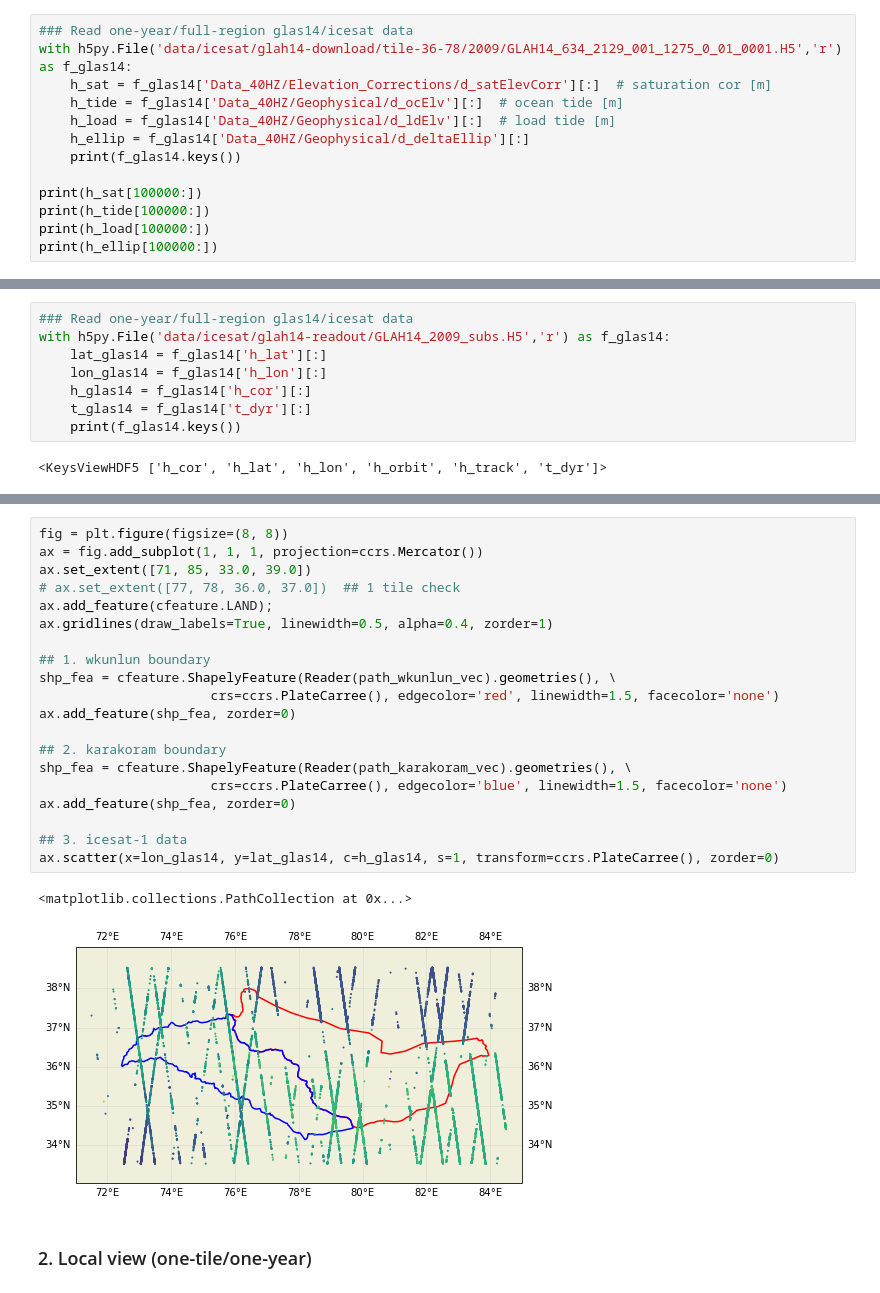
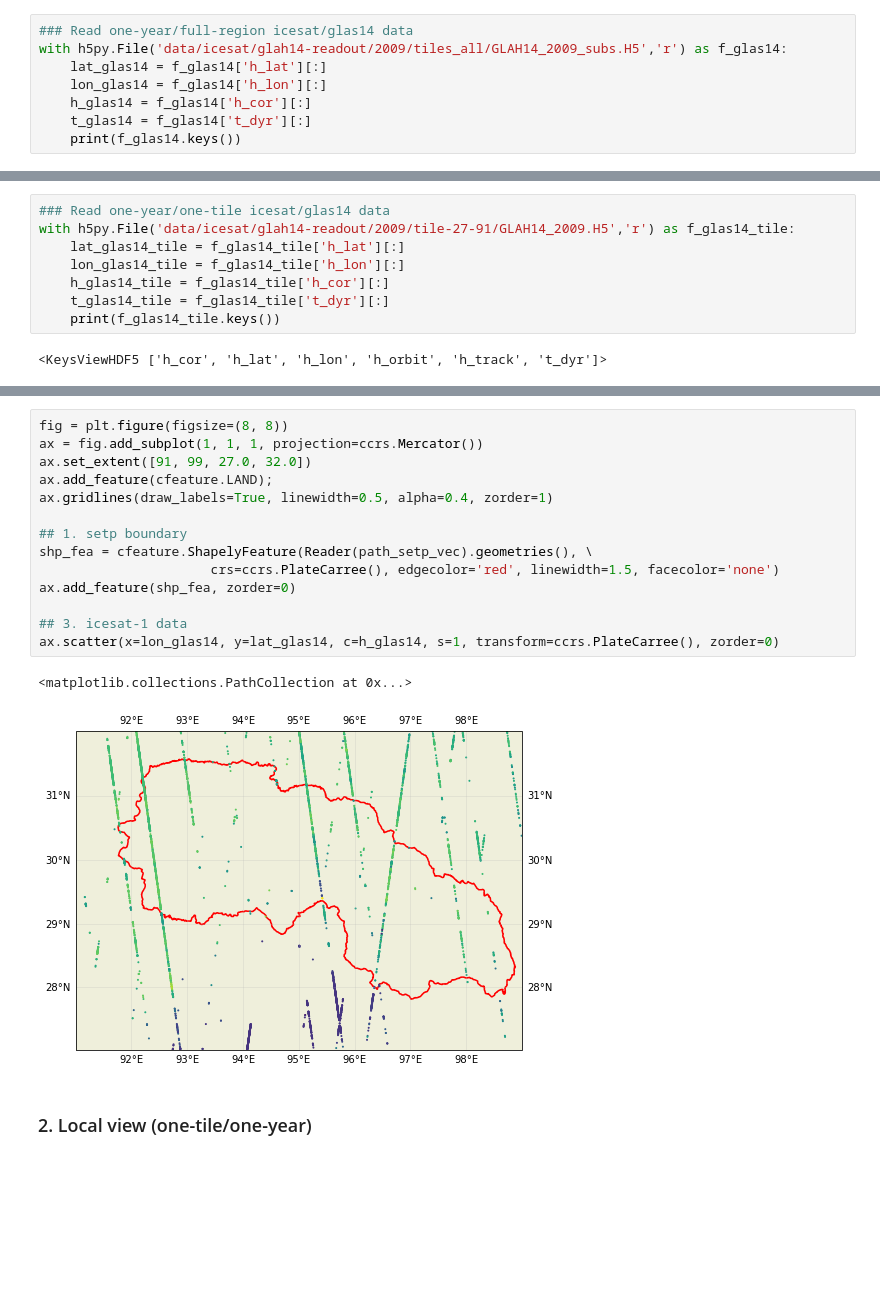
Before and after one commit to xinluo2018/Glacier-in-SETP, a Jupyter notebook: visual/icesat1_check.ipynb, the cells around one changed output, grey strips where cells are left out. Cells and saved outputs as stored; diff of their text form; blank space fills up the shorter version.

```diff
--- a/visual/icesat1_check.ipynb
+++ b/visual/icesat1_check.ipynb
@@ -19,14 +18,9 @@ path_karakoram_vec = 'data/boundary/karakoram.gpkg'
 # %%
-### Read one-year/full-region glas14/icesat data
-with h5py.File('data/icesat/glah14-download/tile-36-78/2009/GLAH14_634_2129_001_1275_0_01_0001.H5','r') as f_glas14:
-    h_sat = f_glas14['Data_40HZ/Elevation_Corrections/d_satElevCorr'][:]  # saturation cor [m]
-    h_tide = f_glas14['Data_40HZ/Geophysical/d_ocElv'][:]  # ocean tide [m]
-    h_load = f_glas14['Data_40HZ/Geophysical/d_ldElv'][:]  # load tide [m]
-    h_ellip = f_glas14['Data_40HZ/Geophysical/d_deltaEllip'][:]
+### Read one-year/full-region icesat/glas14 data
+with h5py.File('data/icesat/glah14-readout/2009/tiles_all/GLAH14_2009_subs.H5','r') as f_glas14:
+    lat_glas14 = f_glas14['h_lat'][:]
+    lon_glas14 = f_glas14['h_lon'][:]
+    h_glas14 = f_glas14['h_cor'][:]
+    t_glas14 = f_glas14['t_dyr'][:]
     print(f_glas14.keys())
-
-print(h_sat[100000:])
-print(h_tide[100000:])
-print(h_load[100000:])
-print(h_ellip[100000:])
 # %% [output]
@@ -41,10 +28,10 @@ print(h_ellip[100000:])
 # %%
-### Read one-year/full-region glas14/icesat data
-with h5py.File('data/icesat/glah14-readout/GLAH14_2009_subs.H5','r') as f_glas14:
-    lat_glas14 = f_glas14['h_lat'][:]
-    lon_glas14 = f_glas14['h_lon'][:]
-    h_glas14 = f_glas14['h_cor'][:]
-    t_glas14 = f_glas14['t_dyr'][:]
-    print(f_glas14.keys())
+### Read one-year/one-tile icesat/glas14 data
+with h5py.File('data/icesat/glah14-readout/2009/tile-27-91/GLAH14_2009.H5','r') as f_glas14_tile:
+    lat_glas14_tile = f_glas14_tile['h_lat'][:]
+    lon_glas14_tile = f_glas14_tile['h_lon'][:]
+    h_glas14_tile = f_glas14_tile['h_cor'][:]
+    t_glas14_tile = f_glas14_tile['t_dyr'][:]
+    print(f_glas14_tile.keys())
 # %% [output]
 <KeysViewHDF5 ['h_cor', 'h_lat', 'h_lon', 'h_orbit', 'h_track', 't_dyr']>
@@ -94,26 +66,20 @@ ax.scatter(x=lon_glas14, y=lat_glas14, c=h_glas14, s=1, transform=ccrs.PlateCarr
 # %%
 fig = plt.figure(figsize=(8, 8))
 ax = fig.add_subplot(1, 1, 1, projection=ccrs.Mercator())
-ax.set_extent([71, 85, 33.0, 39.0])
-# ax.set_extent([77, 78, 36.0, 37.0])  ## 1 tile check
+ax.set_extent([91, 99, 27.0, 32.0])
 ax.add_feature(cfeature.LAND);
 ax.gridlines(draw_labels=True, linewidth=0.5, alpha=0.4, zorder=1)
 
-## 1. wkunlun boundary
-shp_fea = cfeature.ShapelyFeature(Reader(path_wkunlun_vec).geometries(), \
+## 1. setp boundary
+shp_fea = cfeature.ShapelyFeature(Reader(path_setp_vec).geometries(), \
                       crs=ccrs.PlateCarree(), edgecolor='red', linewidth=1.5, facecolor='none')
-ax.add_feature(shp_fea, zorder=0)
-
-## 2. karakoram boundary
-shp_fea = cfeature.ShapelyFeature(Reader(path_karakoram_vec).geometries(), \
-                      crs=ccrs.PlateCarree(), edgecolor='blue', linewidth=1.5, facecolor='none')
 ax.add_feature(shp_fea, zorder=0)
 
 ## 3. icesat-1 data
 ax.scatter(x=lon_glas14, y=lat_glas14, c=h_glas14, s=1, transform=ccrs.PlateCarree(), zorder=0)
 # %% [output]
 <matplotlib.collections.PathCollection at 0x...>
-[figure, old version]
+[figure, new version]
 # %% [markdown]
 ### 2. Local view (one-tile/one-year)
 # %%
```
Also changed, not shown: parts of 7 cells of this notebook, 43 other files.
